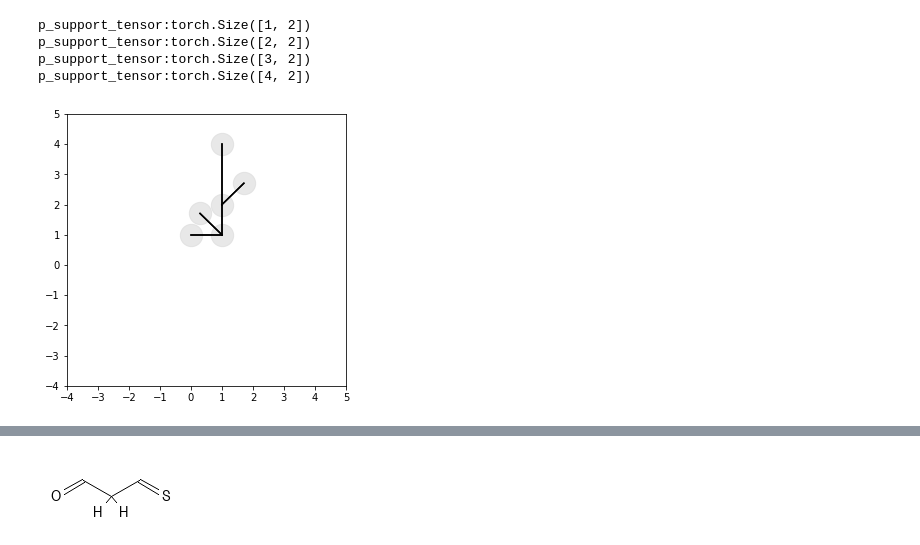
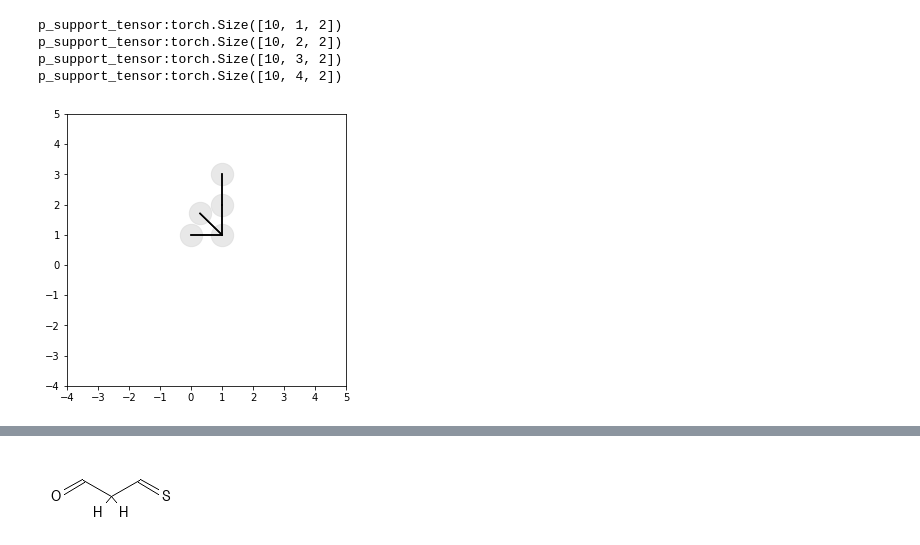
Before and after one commit to LanceKnight/Hit_Explosion, a Jupyter notebook: kernel_similarity_test.ipynb, the cells around one changed output, grey strips where cells are left out. Saved outputs shown, nothing was run; the diff lists cells and outputs as text; code cells hidden in the pictures.

Commit message:
added L to KernelConv

```diff
--- a/kernel_similarity_test.ipynb
+++ b/kernel_similarity_test.ipynb
@@ -555,18 +555,18 @@ for j, edge in enumerate(mol.GetBonds()):
         edge_attr.append(3)
     elif bond_type ==Chem.rdchem.BondType.AROMATIC:
         edge_attr.append(4)
-edge_attr = torch.tensor(edge_attr)
+edge_attr_neighbor = torch.tensor(edge_attr).unsqueeze(0).T
 
 p_neighbor = torch.tensor(atom_pos)
 x_neighbor = torch.tensor(atom_attr)
-
+x_focal = x_focal.unsqueeze(0)
 # print(p)
 # print(origin)
 # print(x)
 
 
 #============generate a list of same receptive field
-data = Data(p_neighbor=p_neighbor, x_neighbor=x_neighbor, x_focal=x_focal, edge_attr_neighbor=edge_attr, p_focal=p_focal)
+data = Data(p_neighbor=p_neighbor, x_neighbor=x_neighbor, x_focal=x_focal, edge_attr_neighbor=edge_attr_neighbor, p_focal=p_focal)
 # print(data)
 vis(data=data)
 
@@ -1163,0 +1442,11 @@ def print_data(data):
+# %%
+
+# print(p_neighbor)
+# print(x_neighbor)
+# print(x_focal)
+print(edge_attr_neighbor.unsqueeze(0).T)
+# print(p_focal)
+data = Data(p_neighbor=p_neighbor, x_neighbor=x_neighbor, x_focal=x_focal, edge_attr_neighbor=edge_attr_neighbor, p_focal=p_focal)
+model = KernelConv(L = 10, D=2, num_supports = 3, node_attr_dim=5, edge_attr_dim=1)
+out = model(data=data)
+print(out)
@@ -1164,12 +1471,12 @@ def print_data(data):
 # %%
 class KernelSetConv(Module):
-    def __init__(self, D, node_attr_dim, edge_attr_dim):
+    def __init__(self, L, D, node_attr_dim, edge_attr_dim):
         super(KernelSetConv, self).__init__()
 
-        kernel1 = KernelConv(D=D, num_supports=1, node_attr_dim = node_attr_dim, edge_attr_dim = edge_attr_dim)
-        kernel2 = KernelConv(D=D, num_supports=2, node_attr_dim = node_attr_dim, edge_attr_dim = edge_attr_dim)
-        kernel3 = KernelConv(D=D, num_supports=3, node_attr_dim = node_attr_dim, edge_attr_dim = edge_attr_dim)
-        kernel4 = KernelConv(D=D, num_supports=4, node_attr_dim = node_attr_dim, edge_attr_dim = edge_attr_dim)
+        kernel1 = KernelConv(L=L, D=D, num_supports=1, node_attr_dim = node_attr_dim, edge_attr_dim = edge_attr_dim)
+        kernel2 = KernelConv(L=L, D=D, num_supports=2, node_attr_dim = node_attr_dim, edge_attr_dim = edge_attr_dim)
+        kernel3 = KernelConv(L=L, D=D, num_supports=3, node_attr_dim = node_attr_dim, edge_attr_dim = edge_attr_dim)
+        kernel4 = KernelConv(L=L, D=D, num_supports=4, node_attr_dim = node_attr_dim, edge_attr_dim = edge_attr_dim)
 
         self.kernel_set = ModuleList([kernel1, kernel2, kernel3, kernel4])
 
@@ -1204,8 +1511,8 @@ class KernelSetConv(Module):
         '''
         deg_index  = self.get_degree_index(x, edge_index)
         selected_index = (deg_index == deg).nonzero(as_tuple=True)
-        x_focal = torch.index_select(input = x, dim = 0, index = selected_index[0]).unsqueeze(1)
-        p_focal = torch.index_select(input = p, dim = 0, index = selected_index[0]).unsqueeze(1)
+        x_focal = torch.index_select(input = x, dim = 0, index = selected_index[0])
+        p_focal = torch.index_select(input = p, dim = 0, index = selected_index[0])
 
         return x_focal, p_focal
 
@@ -1217,7 +1524,8 @@ class KernelSetConv(Module):
 
         # normalize bond id
         e = (d/2).long()
-        bond_id = torch.cat([torch.stack((2*x, 2*x+1)) for x in e])
+#         bond_id = torch.cat([torch.stack((2*x, 2*x+1)) for x in e])
+        bond_id = torch.tensor([2*x for x in e])
 #         print('bond_id')
 #         print(bond_id)
 
@@ -1308,7 +1616,7 @@ class KernelSetConv(Module):
         # loop through all possbile degrees. i.e. 1 to 4 bonds
         sc_list = []
         for deg in range(1,5):
-#             print(f'deg:{deg}')
+            print(f'deg:{deg}')
             receptive_field = self.convert_graph_to_receptive_field(deg, x, p, edge_index, edge_attr)
 #             print('receptive_field')
 #             print(receptive_field)
@@ -1316,9 +1624,9 @@ class KernelSetConv(Module):
                 x_focal, p_focal, x_neighbor, p_neighbor, edge_attr_neighbor = receptive_field[0], receptive_field[1], receptive_field[2], receptive_field[3], receptive_field[4]
                 data = Data(x_focal=x_focal, p_focal=p_focal, x_neighbor=x_neighbor, p_neighbor=p_neighbor, edge_attr_neighbor=edge_attr_neighbor )
 
-#             print('====data info====')
-#             print('x_focal')
-#             print(x_focal)
+#                 print('====data info====')
+#                 print('x_focal')
+#                 print(x_focal.shape)
 #             print('p_focal')
 #             print(p_focal)
 #             print('x_neighbor')
@@ -1355,47 +1663,51 @@ data = Data(x = x, p = p, edge_index = edge_index, edge_attr = edge_attr)
 
 # manual data for weird angle testing
 trans = torch.tensor([[1,1]])
-x= torch.tensor([[1],[1],[1],[1],[1],[1]], dtype = torch.float)
-p= torch.tensor([[-1,0],[-math.sqrt(0.5),math.sqrt(0.5)],[0,1], [0,0], [math.sqrt(0.5), 1+math.sqrt(0.5)], [0,3]], dtype = torch.float)
+# x= torch.tensor([[1],[1],[1],[1],[1],[1]], dtype = torch.float)
+x= torch.tensor([[1],[1],[1],[1],[1]], dtype = torch.float)
+# p= torch.tensor([[-1,0],[-math.sqrt(0.5),math.sqrt(0.5)],[0,1], [0,0], [math.sqrt(0.5), 1+math.sqrt(0.5)], [0,3]], dtype = torch.float)
+p= torch.tensor([[-1,0],[-math.sqrt(0.5),math.sqrt(0.5)],[0,1],[0,0],[0,2]])#, [math.sqrt(0.5), 1+math.sqrt(0.5)], [0,3]], dtype = torch.float)
 p+=trans
-edge_index = torch.tensor([[0,3,1,3,2,3, 5,2,2,4],[3,0,3,1,3,2,2,5,4,2]])
-edge_attr = torch.tensor([[1],[1],[1],[1],[1],[1],[1],[1],[1],[1]])
+# edge_index = torch.tensor([[0,3,1,3,2,3, 5,2,2,4],[3,0,3,1,3,2,2,5,4,2]])
+edge_index = torch.tensor([[0,3,1,3,2,3, 4,2],[3,0,3,1,3,2,2,4]])
+# edge_attr = torch.tensor([[1],[1],[1],[1],[1],[1],[1],[1],[1],[1]])
+edge_attr = torch.tensor([[1],[1],[1],[1],[1],[1],[1],[1]])
 data = Data(x = x, p = p, edge_index = edge_index, edge_attr = edge_attr)
 
 # ========generate a list of graphs
 origin = torch.tensor([0,0])
 vis_graph(data)
 data_list = []
 for i in range(0, 370, 10):
     data = graph_rotate(data, origin, i)
     data_list.append(data)
 #     vis_graph(data)
 
 
 # model prep
 node_attr_dim = x.shape[1]
 edge_attr_dim = edge_attr.shape[1]
-model = KernelSetConv(D=2, node_attr_dim = node_attr_dim, edge_attr_dim = edge_attr_dim)
+model = KernelSetConv(L=10, D=2, node_attr_dim = node_attr_dim, edge_attr_dim = edge_attr_dim)
 
 
 # examine the model kernel
 # x_center = model.state_dict()['kernel_set.2.x_center']
 # x_support = model.state_dict()['kernel_set.2.x_support']
 # edge_attr_support = model.state_dict()['kernel_set.2.edge_attr_support']
 # p_support = model.state_dict()['kernel_set.2.p_support']
 # m_kernel = Data(x_center= x_center, x_support = x_support, edge_attr_support = edge_attr_support, p_support = p_support)
 # vis_kernel(m_kernel) # this visualize one single kernel
 # # vis_kernel_in_model(model) # this visualize all kernels in the model
 
 
 # run
 # model(data = data)
 
 
 # KernelConv test
 # %% [output]
-p_support_tensor:torch.Size([1, 2])
-p_support_tensor:torch.Size([2, 2])
-p_support_tensor:torch.Size([3, 2])
-p_support_tensor:torch.Size([4, 2])
+p_support_tensor:torch.Size([10, 1, 2])
+p_support_tensor:torch.Size([10, 2, 2])
+p_support_tensor:torch.Size([10, 3, 2])
+p_support_tensor:torch.Size([10, 4, 2])
-[figure, old version]
+[figure, new version]
```
Also changed, not shown: parts of 12 cells of this notebook.
